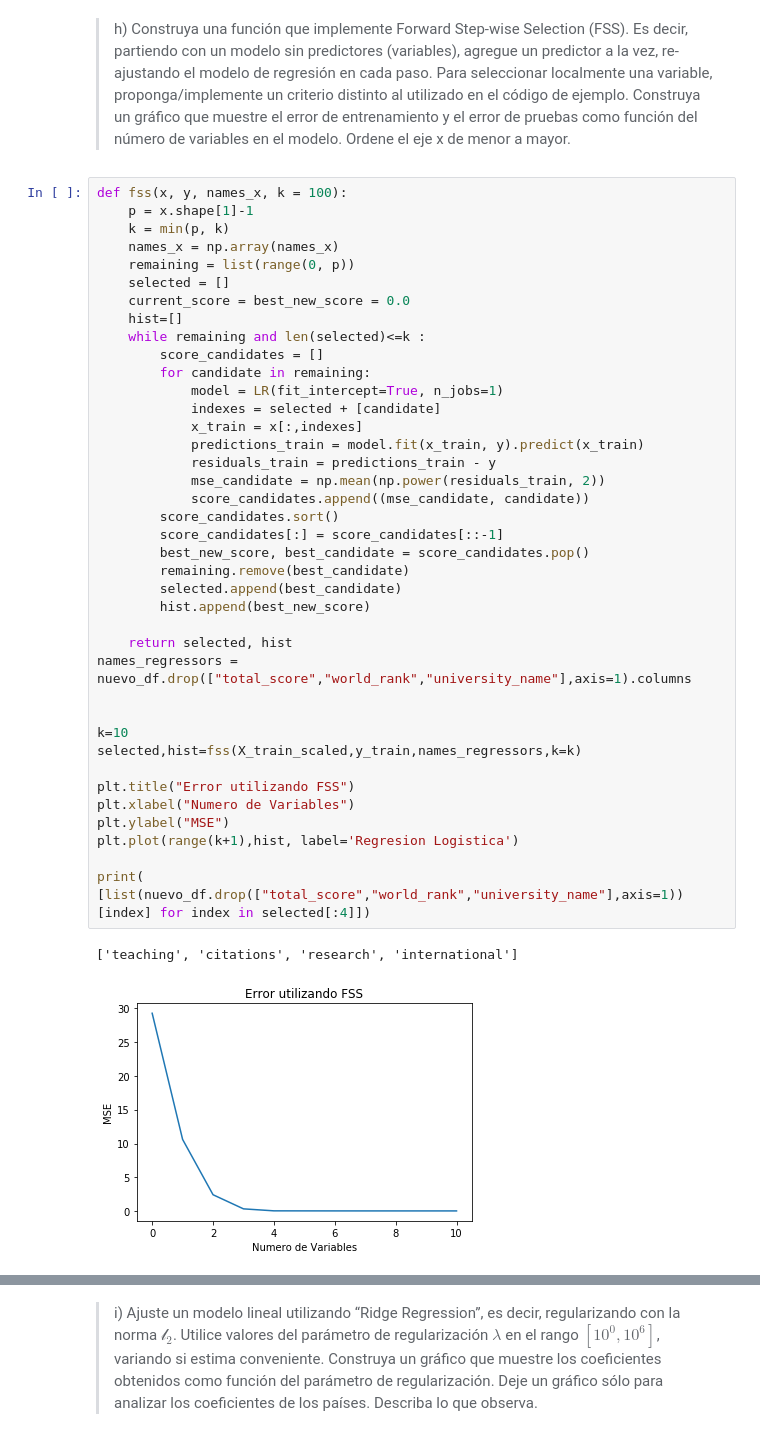
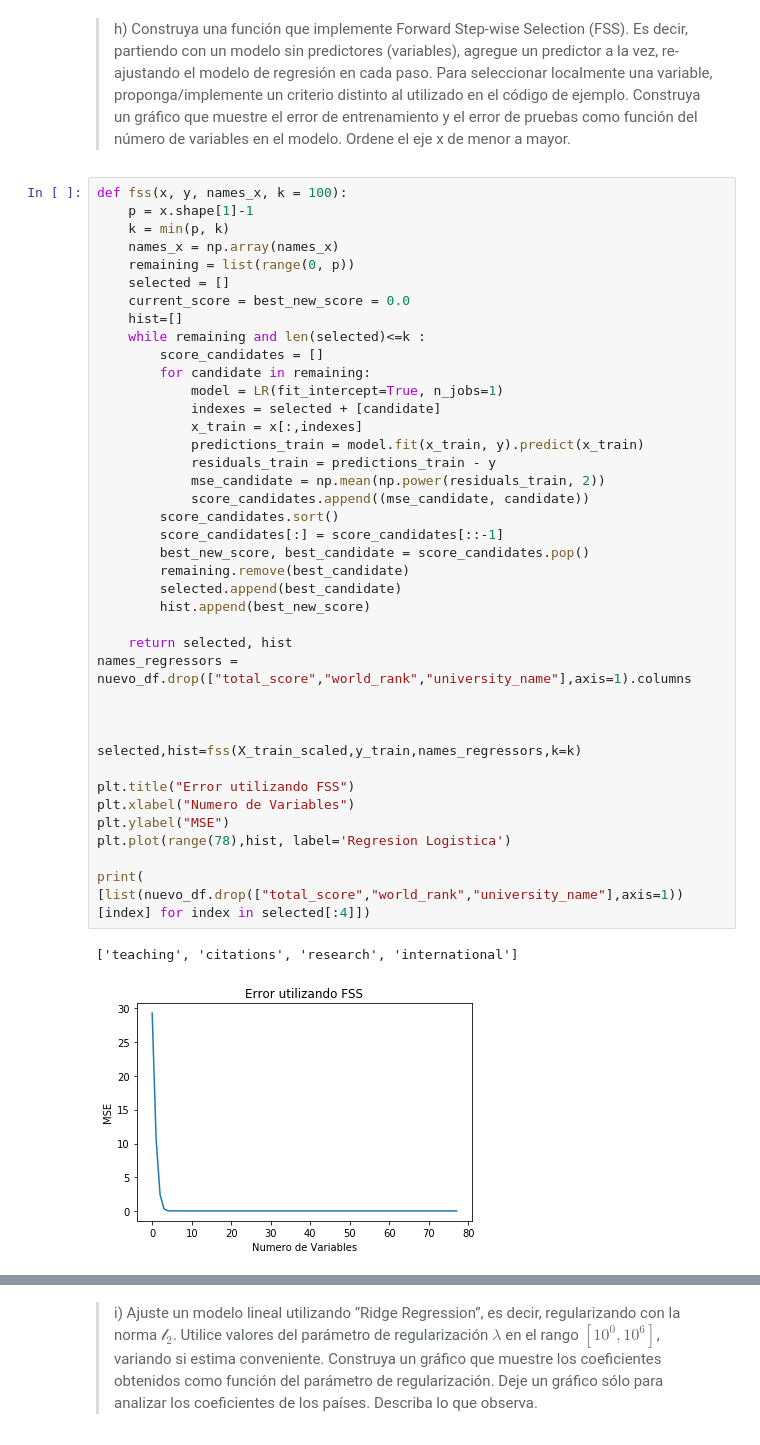
Before and after one commit to droully/Tarea-1-ML, a Jupyter notebook: parte 1/Parte 1.ipynb, the cells around one changed output, grey strips where cells are left out. Saved outputs shown, nothing was run; the diff lists cells and outputs as text.

```diff
--- a/parte 1/Parte 1.ipynb
+++ b/parte 1/Parte 1.ipynb
@@ -160,34 +194,34 @@ def fss(x, y, names_x, k = 100):
         score_candidates = []
         for candidate in remaining:
             model = LR(fit_intercept=True, n_jobs=1)
             indexes = selected + [candidate]
             x_train = x[:,indexes]
             predictions_train = model.fit(x_train, y).predict(x_train)
             residuals_train = predictions_train - y
             mse_candidate = np.mean(np.power(residuals_train, 2))
             score_candidates.append((mse_candidate, candidate))
         score_candidates.sort()
         score_candidates[:] = score_candidates[::-1]
         best_new_score, best_candidate = score_candidates.pop()
         remaining.remove(best_candidate)
         selected.append(best_candidate)
         hist.append(best_new_score)
 
     return selected, hist
 names_regressors = nuevo_df.drop(["total_score","world_rank","university_name"],axis=1).columns
 
 
-k=10
+
 selected,hist=fss(X_train_scaled,y_train,names_regressors,k=k)
 
 plt.title("Error utilizando FSS")
 plt.xlabel("Numero de Variables")
 plt.ylabel("MSE")
-plt.plot(range(k+1),hist, label='Regresion Logistica')
+plt.plot(range(78),hist, label='Regresion Logistica')
 
 print(
 [list(nuevo_df.drop(["total_score","world_rank","university_name"],axis=1))[index] for index in selected[:4]])
 # %% [output]
 ['teaching', 'citations', 'research', 'international']
-[figure, old version]
+[figure, new version]
 # %% [markdown]
```
Also changed, not shown: parts of 19 cells of this notebook, 2 other files.
